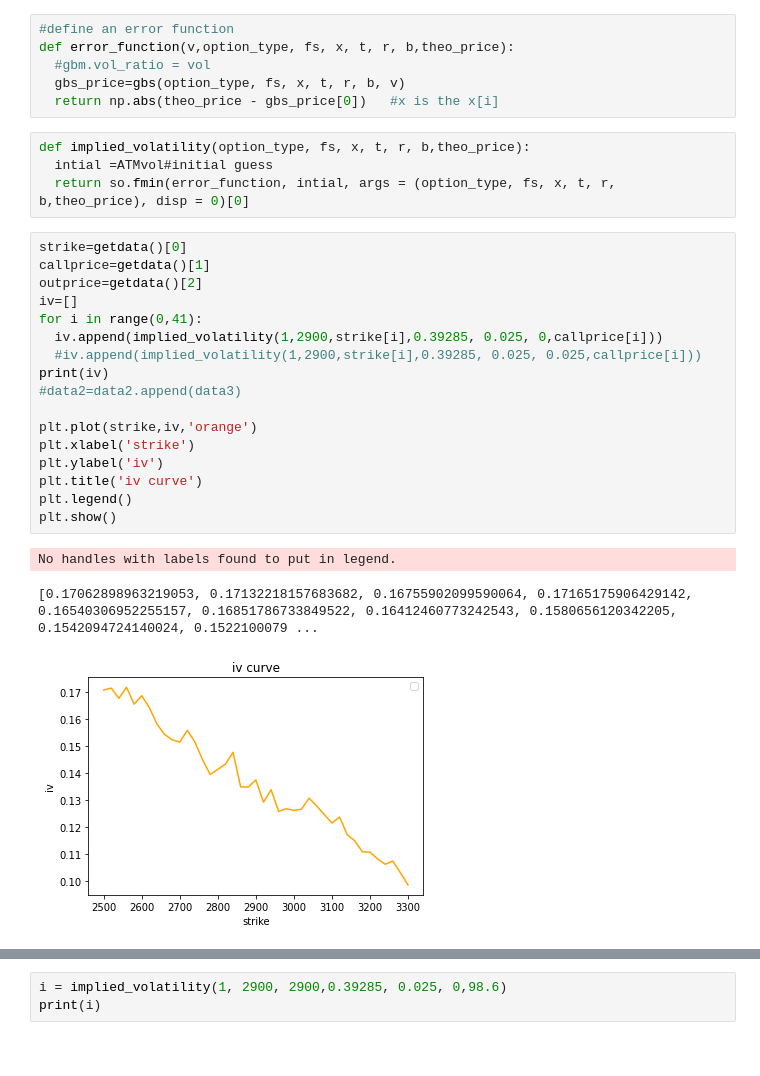
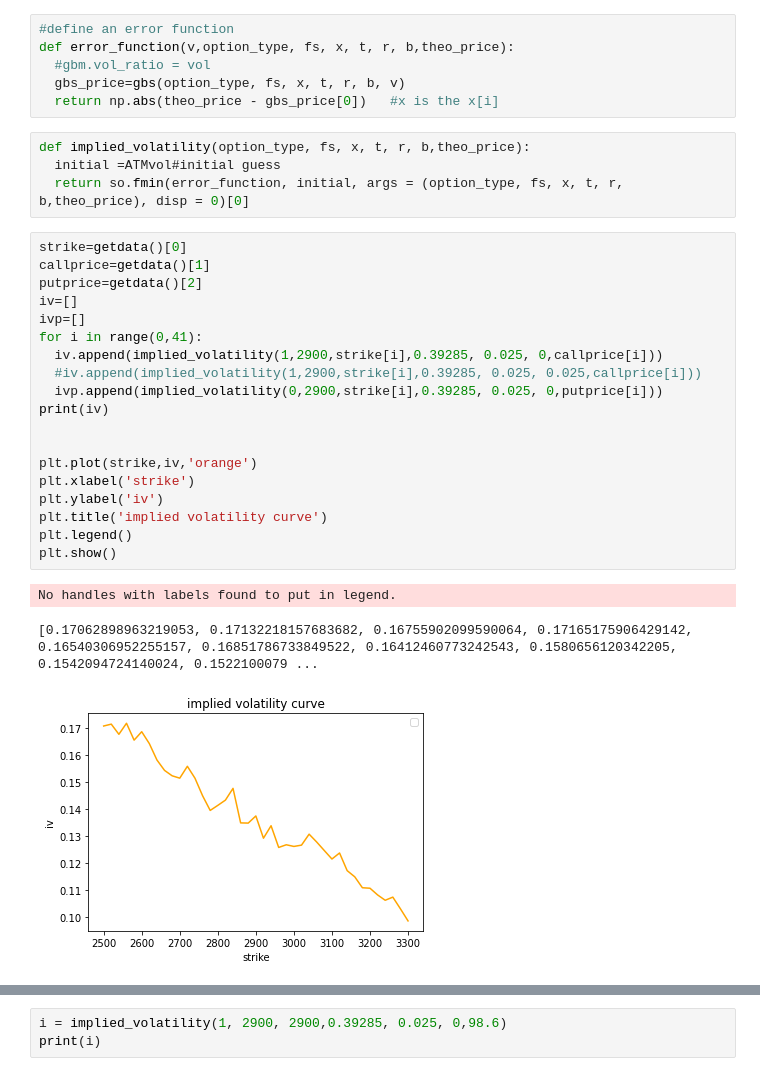
Before and after one commit to gannannavelorange/Project, a Jupyter notebook: src/question2.ipynb, the cells around one changed output, grey strips where cells are left out. Cells and saved outputs as stored; diff of their text form.

```diff
--- a/src/question2.ipynb
+++ b/src/question2.ipynb
@@ -103,26 +103,28 @@ def error_function(v,option_type, fs, x, t, r, b,theo_price):
   return np.abs(theo_price - gbs_price[0])   #x is the x[i]
 # %%
 def implied_volatility(option_type, fs, x, t, r, b,theo_price):
-  intial =ATMvol#initial guess
-  return so.fmin(error_function, intial, args = (option_type, fs, x, t, r, b,theo_price), disp = 0)[0]
+  initial =ATMvol#initial guess
+  return so.fmin(error_function, initial, args = (option_type, fs, x, t, r, b,theo_price), disp = 0)[0]
 # %%
 strike=getdata()[0]
 callprice=getdata()[1]
-outprice=getdata()[2]
+putprice=getdata()[2]
 iv=[]
+ivp=[]
 for i in range(0,41):
   iv.append(implied_volatility(1,2900,strike[i],0.39285, 0.025, 0,callprice[i]))
   #iv.append(implied_volatility(1,2900,strike[i],0.39285, 0.025, 0.025,callprice[i]))
+  ivp.append(implied_volatility(0,2900,strike[i],0.39285, 0.025, 0,putprice[i]))
 print(iv)
-#data2=data2.append(data3)
+
 
 plt.plot(strike,iv,'orange')
 plt.xlabel('strike')
 plt.ylabel('iv')
-plt.title('iv curve')
+plt.title('implied volatility curve')
 plt.legend()
 plt.show()
 # %% [output]
 No handles with labels found to put in legend.
 [0.17062898963219053, 0.17132218157683682, 0.16755902099590064, 0.17165175906429142, 0.16540306952255157, 0.16851786733849522, 0.16412460773242543, 0.1580656120342205, 0.1542094724140024, 0.1522100079 ...
-[figure, old version]
+[figure, new version]
```
Also changed, not shown: parts of 7 cells of this notebook.
